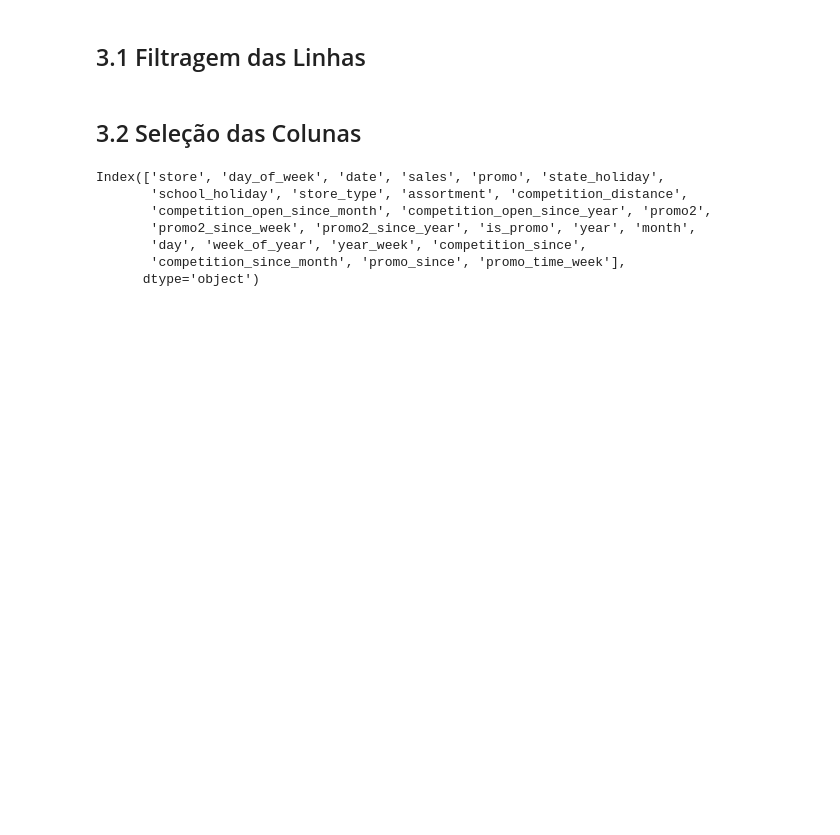
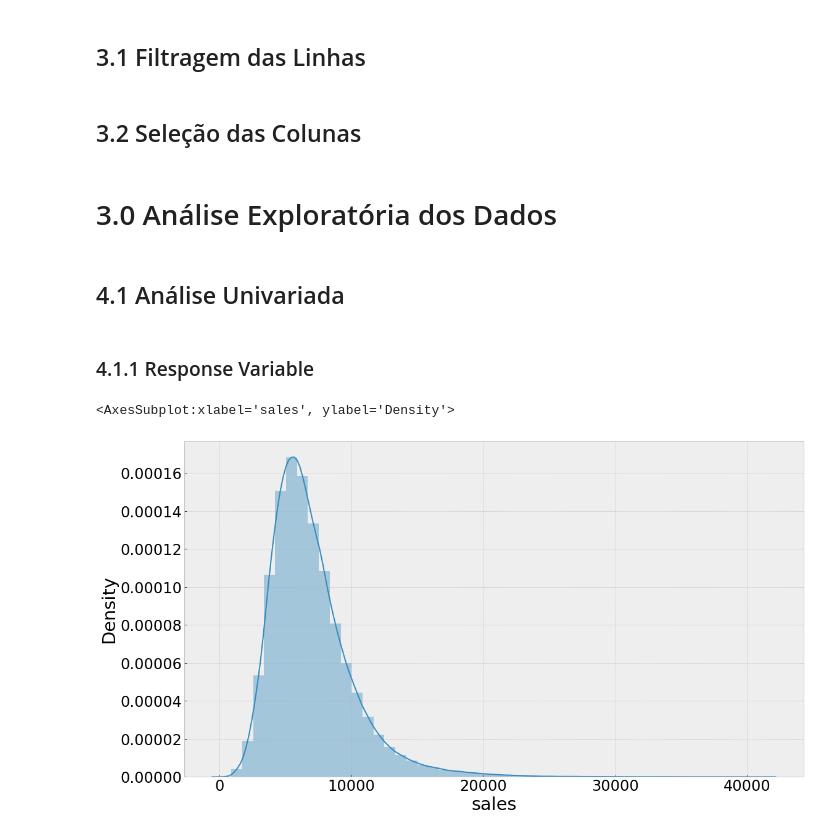
Before and after one commit to AlexsandroSilveira/ds_producao, a Jupyter notebook: store_sales_prediction.ipynb, the cells around one changed output. Saved outputs shown, nothing was run; the diff lists cells and outputs as text; code cells hidden in the pictures; blank space fills up the shorter version.

```diff
--- a/store_sales_prediction.ipynb
+++ b/store_sales_prediction.ipynb
@@ -284,11 +335,12 @@ df3 = df3[(df3['open'] != 0) & (df3['sales'] > 0)]
 df3 = df3.drop( columns = ['customers', 'open', 'promo_interval', 'month_map'] )
-# %%
-df3.columns
-# %% [output]
-Index(['store', 'day_of_week', 'date', 'sales', 'promo', 'state_holiday',
-       'school_holiday', 'store_type', 'assortment', 'competition_distance',
-       'competition_open_since_month', 'competition_open_since_year', 'promo2',
-       'promo2_since_week', 'promo2_since_year', 'is_promo', 'year', 'month',
-       'day', 'week_of_year', 'year_week', 'competition_since',
-       'competition_since_month', 'promo_since', 'promo_time_week'],
-      dtype='object')
+# %% [markdown]
+# 3.0 Análise Exploratória dos Dados
+# %% [markdown]
+## 4.1 Análise Univariada
+# %% [markdown]
+### 4.1.1 Response Variable
+# %%
+sns.distplot(df3['sales'])
+# %% [output]
+<AxesSubplot:xlabel='sales', ylabel='Density'>
+[figure, added]
```
Also changed, not shown: parts of 41 cells of this notebook.
